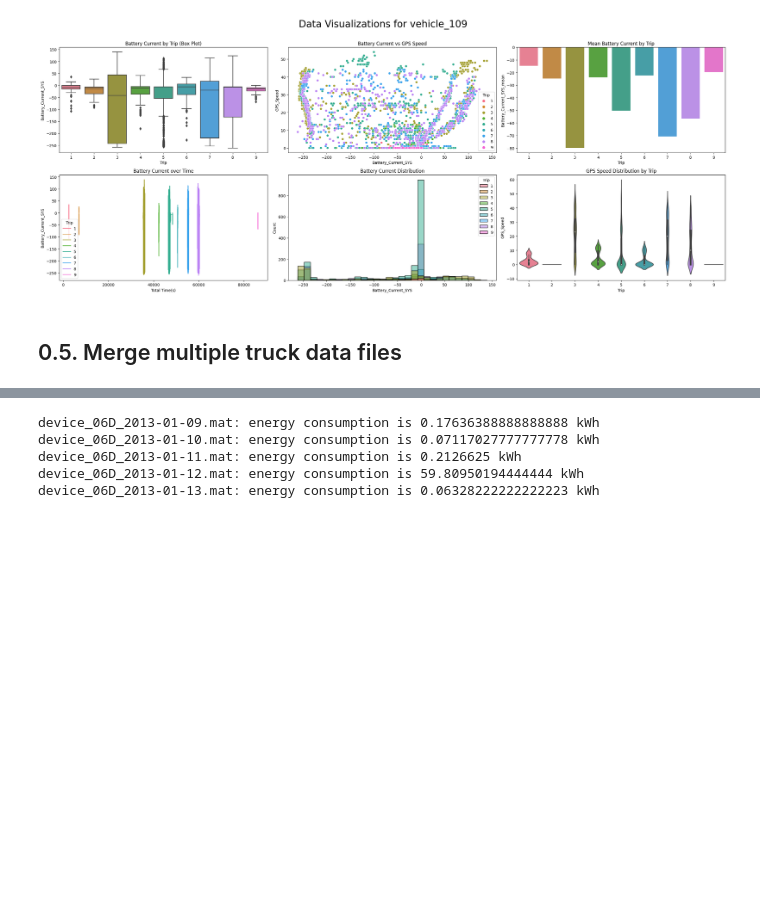
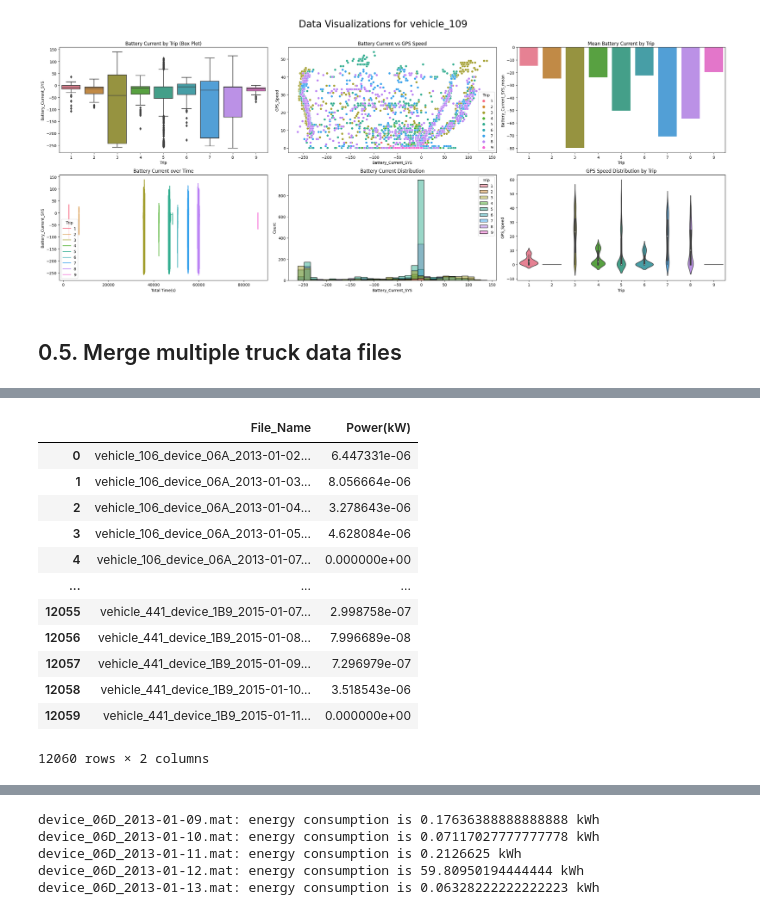
Before and after one commit to ydelipinar/Data_Based_Vehicle_Energy_Consumption_Modeling, a Jupyter notebook: ENS491_492_Project.ipynb, the cells around one changed output, grey strips where cells are left out. Drawn from its saved outputs; the diff is of its cells as text; code cells hidden in the pictures; blank space fills up the shorter version.

```diff
--- a/ENS491_492_Project.ipynb
+++ b/ENS491_492_Project.ipynb
@@ -444,0 +473,22 @@ df_temp[df_temp['GPS_Speed'] > 50]
+# %%
+def outlier_power(x,y):
+    outlier_count = (x > 80).sum()
+    ratio = outlier_count / y
+    return ratio
+
+group_p = df_merged.groupby('File_Name', as_index=False)[['Power(kW)']].apply(outlier_power,df_merged.shape[0])
+group_p
+# %% [output]
+|  | File_Name | Power(kW) |
+| 0 | vehicle_106_device_06A_2013-01-02... | 6.447331e-06 |
+| 1 | vehicle_106_device_06A_2013-01-03... | 8.056664e-06 |
+| 2 | vehicle_106_device_06A_2013-01-04... | 3.278643e-06 |
+| 3 | vehicle_106_device_06A_2013-01-05... | 4.628084e-06 |
+| 4 | vehicle_106_device_06A_2013-01-07... | 0.000000e+00 |
+| ... | ... | ... |
+| 12055 | vehicle_441_device_1B9_2015-01-07... | 2.998758e-07 |
+| 12056 | vehicle_441_device_1B9_2015-01-08... | 7.996689e-08 |
+| 12057 | vehicle_441_device_1B9_2015-01-09... | 7.296979e-07 |
+| 12058 | vehicle_441_device_1B9_2015-01-10... | 3.518543e-06 |
+| 12059 | vehicle_441_device_1B9_2015-01-11... | 0.000000e+00 |
+12060 rows × 2 columns
```
Also changed, not shown: parts of 18 cells of this notebook.
